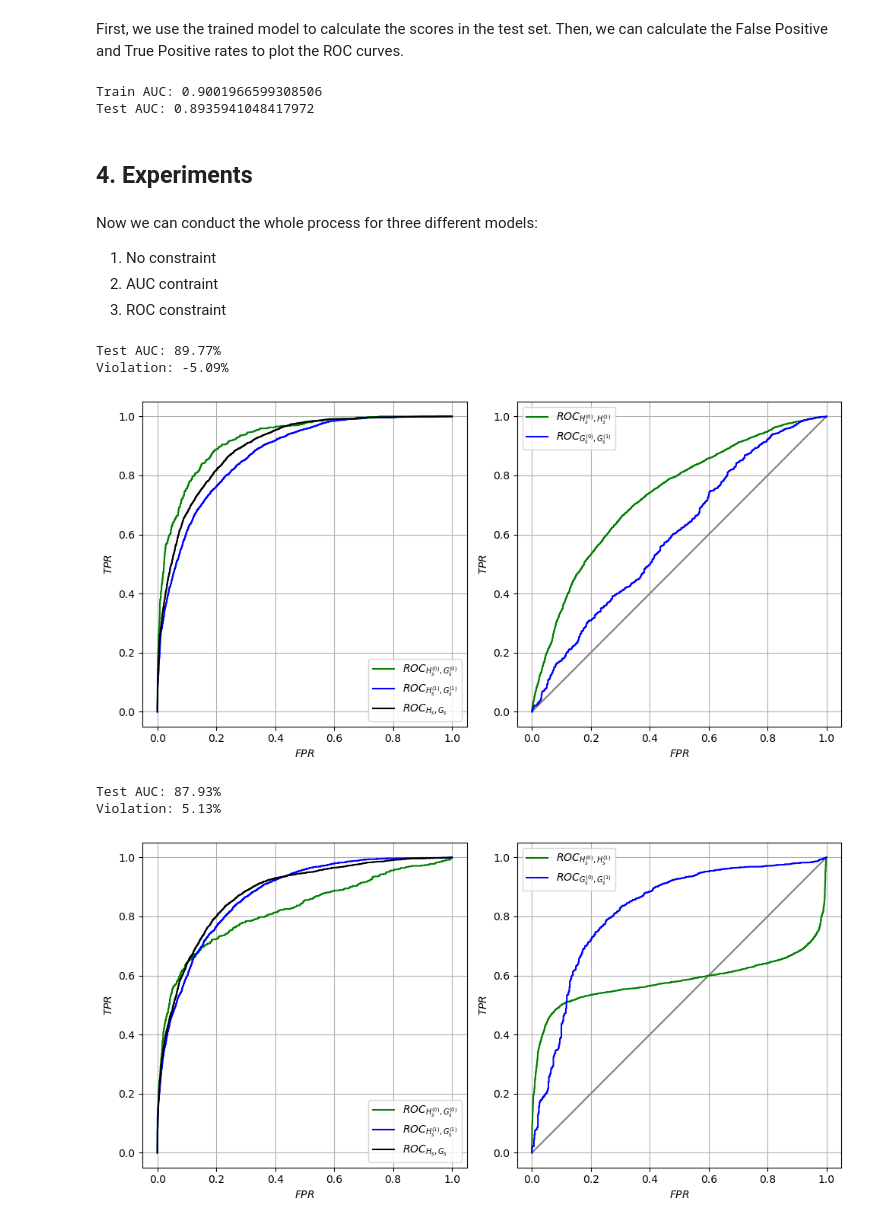
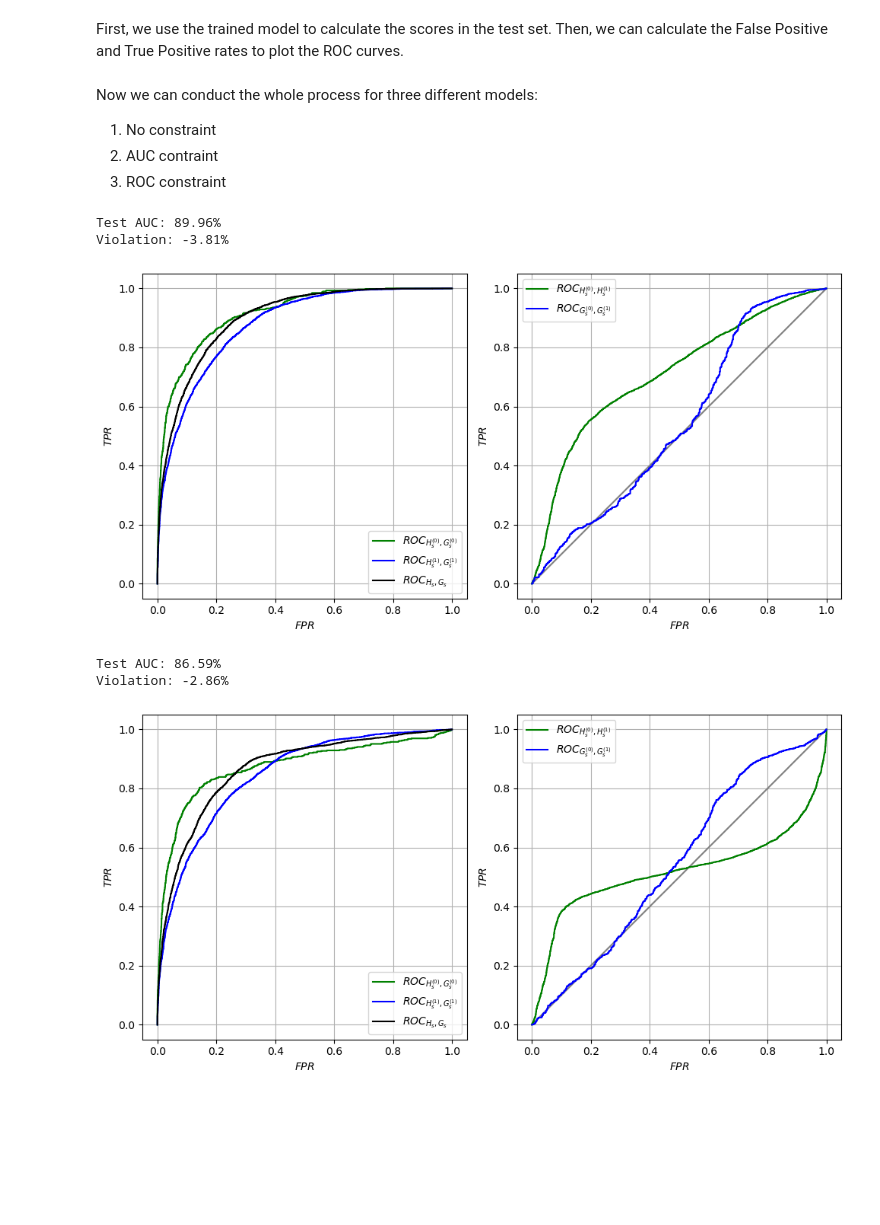
Before and after one commit to alexandremr01/roc-fairness-constraints, a Jupyter notebook: roc_fairness.ipynb, the cells around one changed output. Saved outputs shown, nothing was run; the diff lists cells and outputs as text; code cells hidden in the pictures; blank space fills up the shorter version.

```diff
--- a/roc_fairness.ipynb
+++ b/roc_fairness.ipynb
@@ -103,7 +160,7 @@ class Model(nn.Module):
         self.fc2 = nn.Linear(n_features, n_features)
         self.fc_out = nn.Linear(n_features, 1)
         self.relu = nn.ReLU()
-        self.bn = nn.BatchNorm1d(1)
+#         self.bn = nn.BatchNorm1d(1)
 
     def forward(self, x):
         x = self.fc1(x)
@@ -111,7 +168,7 @@ class Model(nn.Module):
         x = self.fc2(x)
         x = self.relu(x)
         x = self.fc_out(x)
-        x = self.bn(x)
+#         x = self.bn(x)
         return x
 # %% [markdown]
 The following functions are helpers for the training process.
@@ -176,32 +324,37 @@ def compute_loss(score, y, z, coef_lagrange, c):
 # %% [markdown]
 We further split the training data between training and validation.
 # %%
-def train_model(coef_lagrange):
+import matplotlib.pyplot as plt
+import itertools
+
+def train_model(loss_calculator):
     n_iter = 20000
     coef_regularization = 0.05
-    c = 0
-    history = []
     display_step = 50
-    adapt_step = 0.01
+    batch_size = 100
 
     n_features = X_train.shape[1]
 
     model = Model(n_features)
 
-    X_tr, X_val, y_tr, y_val, z_tr, z_val = train_test_split(
-        X_train, Y_train, Z_train, test_size=0.4, random_state=42)
+    X_tr, X_val, y_tr, y_val, z_tr, z_val = train_test_split(X_train, Y_train, Z_train, test_size=0.4, random_state=42)
+#     while (y_val != 1).sum() == 0 or (y_val == 1).sum() ==0:
+#         X_tr, X_val, y_tr, y_val, z_tr, z_val = train_test_split(X_train, Y_train, Z_train, test_size=0.4, random_state=42)
 
     optimizer = torch.optim.Adam(model.parameters(), lr=1e-3)
 
     # Training Loop
+    history = []
     for step in tqdm(range(n_iter)):
-        X_batch, y_batch, z_batch = gen_batch(X_tr, y_tr, z_tr, n_batch=100, balanced=False)
+        X_batch, y_batch, z_batch = gen_batch(X_tr, y_tr, z_tr, n_batch=batch_size, balanced=False)
 
         score_batch = model(X_batch.float())
 
-        loss, _ = compute_loss(score_batch, y_batch, z_batch, coef_lagrange, c)
+        loss = loss_calculator.compute(score_batch, y_batch, z_batch, B=batch_size)
+        reg_loss = 0
         for param in model.parameters():
             loss += coef_regularization * 0.5 * param.norm(2)**2
+            reg_loss += coef_regularization * 0.5 * param.norm(2)**2
 
         loss.backward()
         optimizer.step()
@@ -211,8 +364,7 @@ def train_model(coef_lagrange):
 
         if (step == n_iter - 1) or (step % display_step == 0):
             with torch.no_grad():
-                X_val_batch, y_val_batch, z_val_batch = gen_batch(X_val, y_val, z_val, n_batch=100, balanced=False)
-                score_val_batch = model(X_val_batch.float())
-                _, val_fair_auc = compute_loss(score_val_batch, y_val_batch, z_val_batch, coef_lagrange, c)
-            c = float(min(1, max(-1, c + np.sign(val_fair_auc.detach().numpy())*adapt_step)))
+                score_val = model(torch.tensor(X_val).float())
+            loss_calculator.update(score_val, X_val, y_val, z_val)
+
     return model, history
@@ -219,2 +396,3 @@ def train_model(coef_lagrange):
 # %%
-model, history = train_model(coef_lagrange=0.5)
+aucloss = AUCLoss(coef_lagrange=1, adapt_step=0.01)
+model_auc, history = train_model(loss_calculator=aucloss)
@@ -310,17 +498,6 @@ def plot_evaluation(s_test, Y_test, Z_test):
         ax.legend()
 
     plt.tight_layout()
-# %%
-s_test = model(torch.tensor(X_test).float()).detach().numpy().ravel().astype(float)
-s_train = model(torch.tensor(X_train).float()).detach().numpy().ravel().astype(float)
-
-print(f'Train AUC: {auc(s_train, Y_train)}')
-print(f'Test AUC: {auc(s_test, Y_test)}')
-# %% [output]
-Train AUC: 0.9001966599308506
-Test AUC: 0.8935941048417972
-# %% [markdown]
-## 4. Experiments
 # %% [markdown]
 Now we can conduct the whole process for three different models:
 
@@ -329,23 +506,23 @@ Now we can conduct the whole process for three different models:
 3. ROC constraint
 # %%
 # 1. No constraint
-model, history = train_model(coef_lagrange=0)
-s_test = model(torch.tensor(X_test).float()).detach().numpy().ravel().astype(float)
-print(f'Test AUC: {auc(s_test, Y_test):.2%}')
-print(f'Violation: {auc(s_test[Z_test==1], Y_test[Z_test==1])-auc(s_test[Z_test==0], Y_test[Z_test==0]):.2%}')
-plot_evaluation(s_test, Y_test, Z_test)
+s_test_noconstraint = model_noconstraint(torch.tensor(X_test).float()).detach().numpy().ravel().astype(float)
+print(f'Test AUC: {auc(s_test_noconstraint, Y_test):.2%}')
+auc_violation = auc(s_test_noconstraint[Z_test==1], Y_test[Z_test==1])-auc(s_test_noconstraint[Z_test==0], Y_test[Z_test==0])
+print(f'Violation: {auc_violation:.2%}')
+plot_evaluation(s_test_noconstraint, Y_test, Z_test)
 # %% [output]
-Test AUC: 89.77%
-Violation: -5.09%
+Test AUC: 89.96%
+Violation: -3.81%
-[figure, old version]
+[figure, new version]
 # %%
 # 2. AUC constraint
-model, history = train_model(coef_lagrange=0.25)
-s_test = model(torch.tensor(X_test).float()).detach().numpy().ravel().astype(float)
-print(f'Test AUC: {auc(s_test, Y_test):.2%}')
-print(f'Violation: {auc(s_test[Z_test==1], Y_test[Z_test==1])-auc(s_test[Z_test==0], Y_test[Z_test==0]):.2%}')
-plot_evaluation(s_test, Y_test, Z_test)
+s_test_auc = model_auc(torch.tensor(X_test).float()).detach().numpy().ravel().astype(float)
+print(f'Test AUC: {auc(s_test_auc, Y_test):.2%}')
+auc_violation = auc(s_test_auc[Z_test==1], Y_test[Z_test==1])-auc(s_test_auc[Z_test==0], Y_test[Z_test==0])
+print(f'Violation: {auc_violation:.2%}')
+plot_evaluation(s_test_auc, Y_test, Z_test)
 # %% [output]
-Test AUC: 87.93%
-Violation: 5.13%
+Test AUC: 86.59%
+Violation: -2.86%
-[figure, old version]
+[figure, new version]
```
Also changed, not shown: parts of 13 cells of this notebook.
